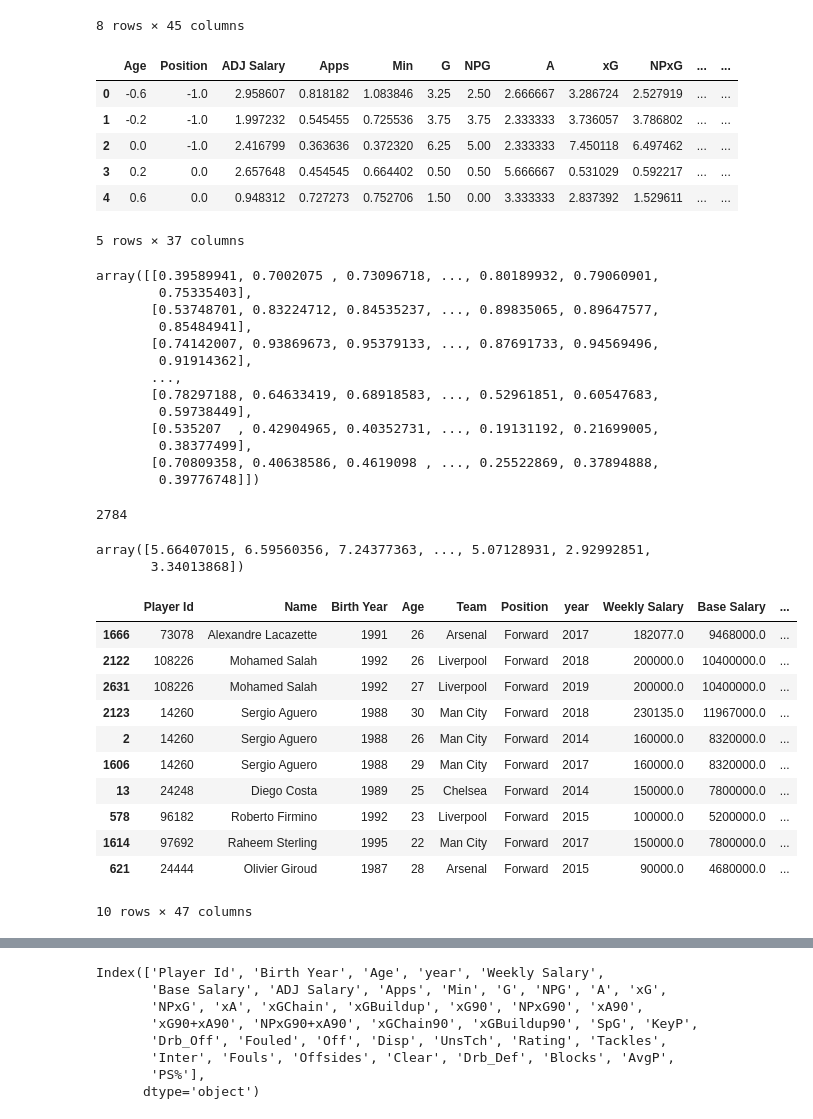
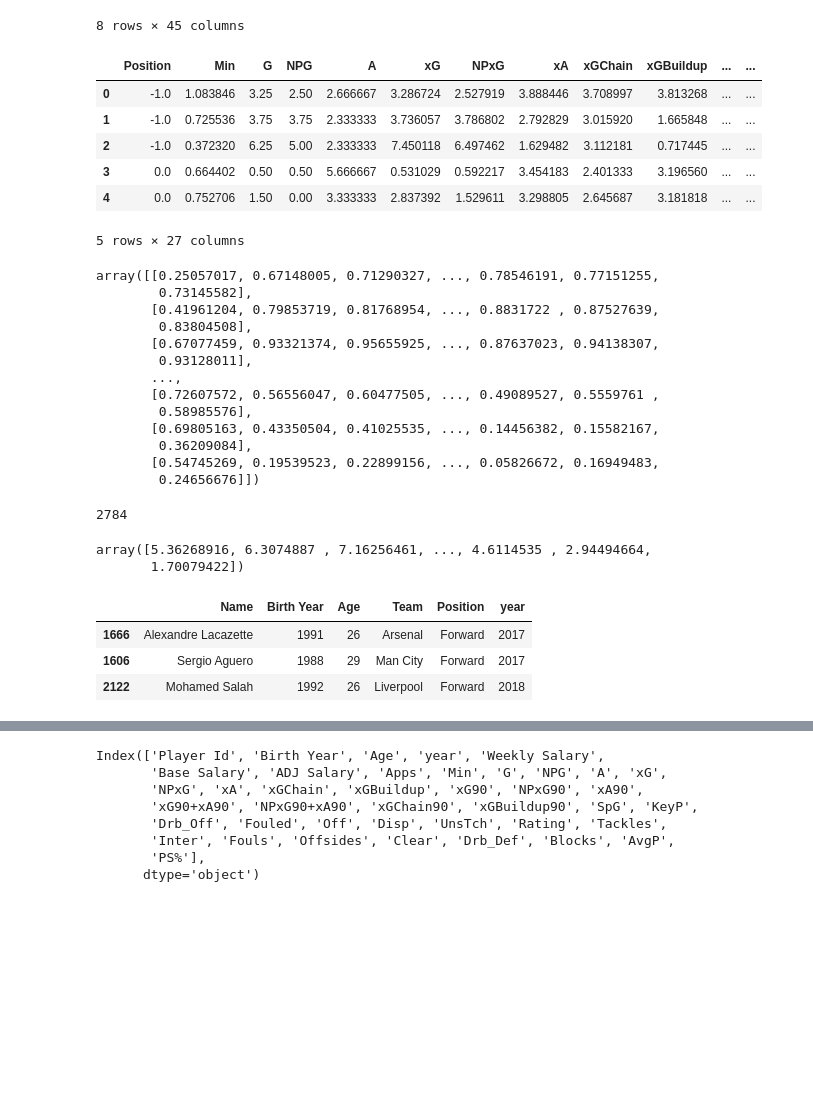
Before and after one commit to sajacaros/eda_champions, a Jupyter notebook: eda/eda.ipynb, the cells around one changed output, grey strips where cells are left out. Drawn from its saved outputs; the diff is of its cells as text; code cells hidden in the pictures; blank space fills up the shorter version.

```diff
--- a/eda/eda.ipynb
+++ b/eda/eda.ipynb
@@ -361,6 +361,15 @@ list(player_indexes)
 featuring_df = eda_df[eda_df.Min>1000].copy()
 featured_df = featuring_df.copy()
 featured_df.Position = pd.factorize(featuring_df.Position)[0]
-featured_df = featured_df.drop(['Player Id', 'Name', 'Team', 'Birth Year', 'Weekly Salary', 'year', 'Base Salary', 'Age Lev'], axis=1)
+featured_df = featured_df.drop(
+            [
+                'Player Id', 'Name', 'Team', 'Birth Year', 'year',
+                'Weekly Salary', 'Base Salary', 'ADJ Salary',
+                'Age', 'Age Lev', 'Apps',
+                'xG90', 'NPxG90', 'xA90', 'xGChain90', 'xGBuildup90',
+                'xG90+xA90', 'NPxG90+xA90'
+            ],
+            axis=1
+        )
 featured_df.head()
 # %% [output]
@@ -393,13 +402,13 @@ scalered_data = scaler.fit_transform(featured_df)
 scalered_df = pd.DataFrame(scalered_data, index=featured_df.index, columns=featured_df.columns)
 scalered_df.head()
 # %% [output]
-|  | Age | Position | ADJ Salary | Apps | Min | G | NPG | A | xG | NPxG | ... | ... |
-| 0 | -0.6 | -1.0 | 2.958607 | 0.818182 | 1.083846 | 3.25 | 2.50 | 2.666667 | 3.286724 | 2.527919 | ... | ... |
-| 1 | -0.2 | -1.0 | 1.997232 | 0.545455 | 0.725536 | 3.75 | 3.75 | 2.333333 | 3.736057 | 3.786802 | ... | ... |
-| 2 | 0.0 | -1.0 | 2.416799 | 0.363636 | 0.372320 | 6.25 | 5.00 | 2.333333 | 7.450118 | 6.497462 | ... | ... |
-| 3 | 0.2 | 0.0 | 2.657648 | 0.454545 | 0.664402 | 0.50 | 0.50 | 5.666667 | 0.531029 | 0.592217 | ... | ... |
-| 4 | 0.6 | 0.0 | 0.948312 | 0.727273 | 0.752706 | 1.50 | 0.00 | 3.333333 | 2.837392 | 1.529611 | ... | ... |
+|  | Position | Min | G | NPG | A | xG | NPxG | xA | xGChain | xGBuildup | ... | ... |
+| 0 | -1.0 | 1.083846 | 3.25 | 2.50 | 2.666667 | 3.286724 | 2.527919 | 3.888446 | 3.708997 | 3.813268 | ... | ... |
+| 1 | -1.0 | 0.725536 | 3.75 | 3.75 | 2.333333 | 3.736057 | 3.786802 | 2.792829 | 3.015920 | 1.665848 | ... | ... |
+| 2 | -1.0 | 0.372320 | 6.25 | 5.00 | 2.333333 | 7.450118 | 6.497462 | 1.629482 | 3.112181 | 0.717445 | ... | ... |
+| 3 | 0.0 | 0.664402 | 0.50 | 0.50 | 5.666667 | 0.531029 | 0.592217 | 3.454183 | 2.401333 | 3.196560 | ... | ... |
+| 4 | 0.0 | 0.752706 | 1.50 | 0.00 | 3.333333 | 2.837392 | 1.529611 | 3.298805 | 2.645687 | 3.181818 | ... | ... |
-5 rows × 37 columns
+5 rows × 27 columns
 # %%
 from sklearn.metrics.pairwise import cosine_similarity
 # %%
@@ -409,19 +418,19 @@ featuring_df.loc[player_indexes]
 similarity = cosine_similarity(scalered_df.loc[list(player_indexes)], scalered_df)
 similarity.T
 # %% [output]
-array([[0.39589941, 0.7002075 , 0.73096718, ..., 0.80189932, 0.79060901,
-        0.75335403],
-       [0.53748701, 0.83224712, 0.84535237, ..., 0.89835065, 0.89647577,
-        0.85484941],
-       [0.74142007, 0.93869673, 0.95379133, ..., 0.87691733, 0.94569496,
-        0.91914362],
+array([[0.25057017, 0.67148005, 0.71290327, ..., 0.78546191, 0.77151255,
+        0.73145582],
+       [0.41961204, 0.79853719, 0.81768954, ..., 0.8831722 , 0.87527639,
+        0.83804508],
+       [0.67077459, 0.93321374, 0.95655925, ..., 0.87637023, 0.94138307,
+        0.93128011],
        ...,
-       [0.78297188, 0.64633419, 0.68918583, ..., 0.52961851, 0.60547683,
-        0.59738449],
-       [0.535207  , 0.42904965, 0.40352731, ..., 0.19131192, 0.21699005,
-        0.38377499],
-       [0.70809358, 0.40638586, 0.4619098 , ..., 0.25522869, 0.37894888,
-        0.39776748]])
+       [0.72607572, 0.56556047, 0.60477505, ..., 0.49089527, 0.5559761 ,
+        0.58985576],
+       [0.69805163, 0.43350504, 0.41025535, ..., 0.14456382, 0.15582167,
+        0.36209084],
+       [0.54745269, 0.19539523, 0.22899156, ..., 0.05826672, 0.16949483,
+        0.24656676]])
 # %%
 len(similarity[0])
 # %% [output]
@@ -429,5 +438,5 @@ len(similarity[0])
 # %%
 similarity.sum(axis=0)
 # %% [output]
-array([5.66407015, 6.59560356, 7.24377363, ..., 5.07128931, 2.92992851,
-       3.34013868])
+array([5.36268916, 6.3074887 , 7.16256461, ..., 4.6114535 , 2.94494664,
+       1.70079422])
@@ -436,20 +443,13 @@ featuring_df['similarity'] = similarity.sum(axis=0)
 # %%
+featuring_df['similarity'] = similarity.sum(axis=0)
 featuring_df['similarity-rank'] = featuring_df['similarity'].rank(ascending=False)
-# featuring_df.sort_values('similarity-rank').iloc[:10]
-featuring_df[featuring_df['Name']!=player_name].sort_values('similarity-rank').iloc[:10]
+featuring_df = featuring_df[featuring_df['Name']!=player_name].sort_values('similarity-rank')
+featuring_df[~featuring_df.duplicated(['Name'], keep='first')].iloc[:3, 1:7]
 # %% [output]
-|  | Player Id | Name | Birth Year | Age | Team | Position | year | Weekly Salary | Base Salary | ... |
-| 1666 | 73078 | Alexandre Lacazette | 1991 | 26 | Arsenal | Forward | 2017 | 182077.0 | 9468000.0 | ... |
-| 2122 | 108226 | Mohamed Salah | 1992 | 26 | Liverpool | Forward | 2018 | 200000.0 | 10400000.0 | ... |
-| 2631 | 108226 | Mohamed Salah | 1992 | 27 | Liverpool | Forward | 2019 | 200000.0 | 10400000.0 | ... |
-| 2123 | 14260 | Sergio Aguero | 1988 | 30 | Man City | Forward | 2018 | 230135.0 | 11967000.0 | ... |
-| 2 | 14260 | Sergio Aguero | 1988 | 26 | Man City | Forward | 2014 | 160000.0 | 8320000.0 | ... |
-| 1606 | 14260 | Sergio Aguero | 1988 | 29 | Man City | Forward | 2017 | 160000.0 | 8320000.0 | ... |
-| 13 | 24248 | Diego Costa | 1989 | 25 | Chelsea | Forward | 2014 | 150000.0 | 7800000.0 | ... |
-| 578 | 96182 | Roberto Firmino | 1992 | 23 | Liverpool | Forward | 2015 | 100000.0 | 5200000.0 | ... |
-| 1614 | 97692 | Raheem Sterling | 1995 | 22 | Man City | Forward | 2017 | 150000.0 | 7800000.0 | ... |
-| 621 | 24444 | Olivier Giroud | 1987 | 28 | Arsenal | Forward | 2015 | 90000.0 | 4680000.0 | ... |
+|  | Name | Birth Year | Age | Team | Position | year |
+| 1666 | Alexandre Lacazette | 1991 | 26 | Arsenal | Forward | 2017 |
+| 1606 | Sergio Aguero | 1988 | 29 | Man City | Forward | 2017 |
+| 2122 | Mohamed Salah | 1992 | 26 | Liverpool | Forward | 2018 |
-10 rows × 47 columns
 # %%
 eda_df.groupby('Team').mean(numeric_only=True).reset_index()
 # %% [output]
```
Also changed, not shown: parts of 4 cells of this notebook.
